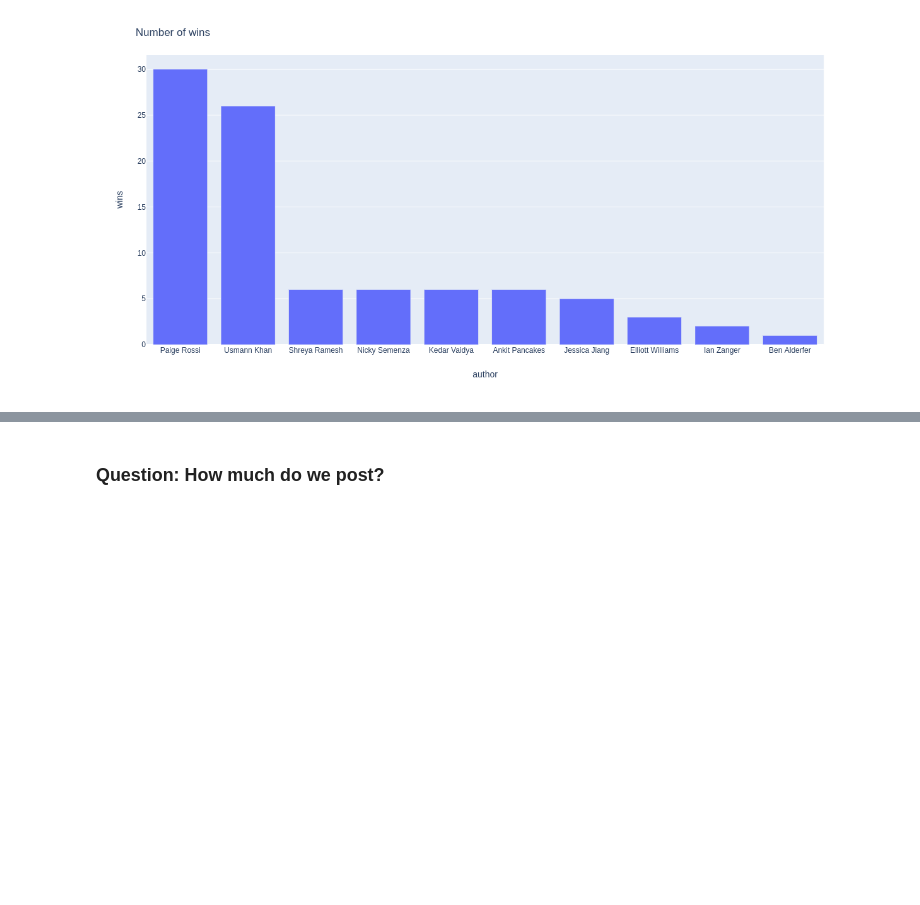
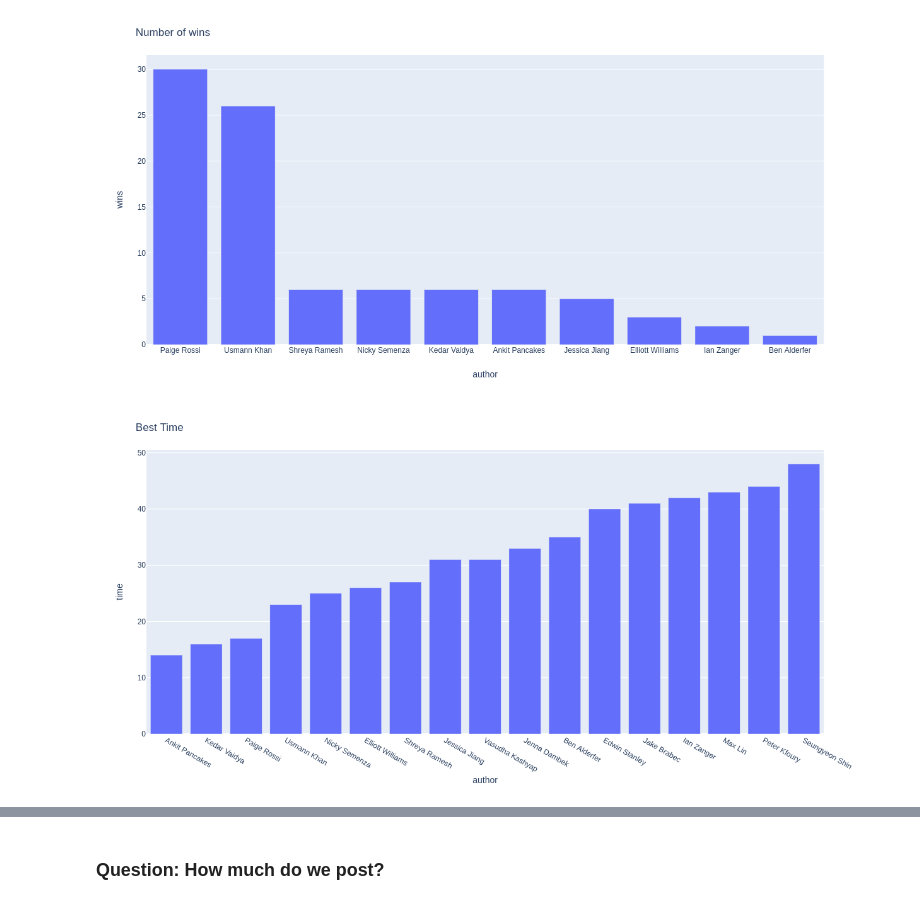
Before and after one commit to UsmannK/nyt-crossword-analysis, a Jupyter notebook: crossword_analysis.ipynb, the cells around one changed output, grey strips where cells are left out. Drawn from its saved outputs; the diff is of its cells as text; code cells hidden in the pictures; blank space fills up the shorter version.

Commit message:
more graphz

```diff
--- a/crossword_analysis.ipynb
+++ b/crossword_analysis.ipynb
@@ -172,3 +172,20 @@ wins['author'] = wins.index
 px.bar(wins, y='wins', x='author').update_xaxes(categoryorder='total descending').update_layout(title='Number of wins')
 # %% [output]
 [figure]
+# %%
+authors = set(df['author'])
+best_time = {}
+worst_time = {}
+for author in authors:
+    best_time[author] = min(df[df['author'] == author]['time'])
+    worst_time[author] = max(df[df['author'] == author]['time'])
+# %%
+best_time = pd.DataFrame({'time': best_time})
+best_time['author'] = best_time.index
+
+worst_time = pd.DataFrame({'time': worst_time})
+worst_time['author'] = worst_time.index
+# %%
+px.bar(best_time, y='time', x='author').update_xaxes(categoryorder='total ascending').update_layout(title='Best Time')
+# %% [output]
+[figure, added]
```
Also changed, not shown: parts of 1 cell of this notebook, 1 other file.
